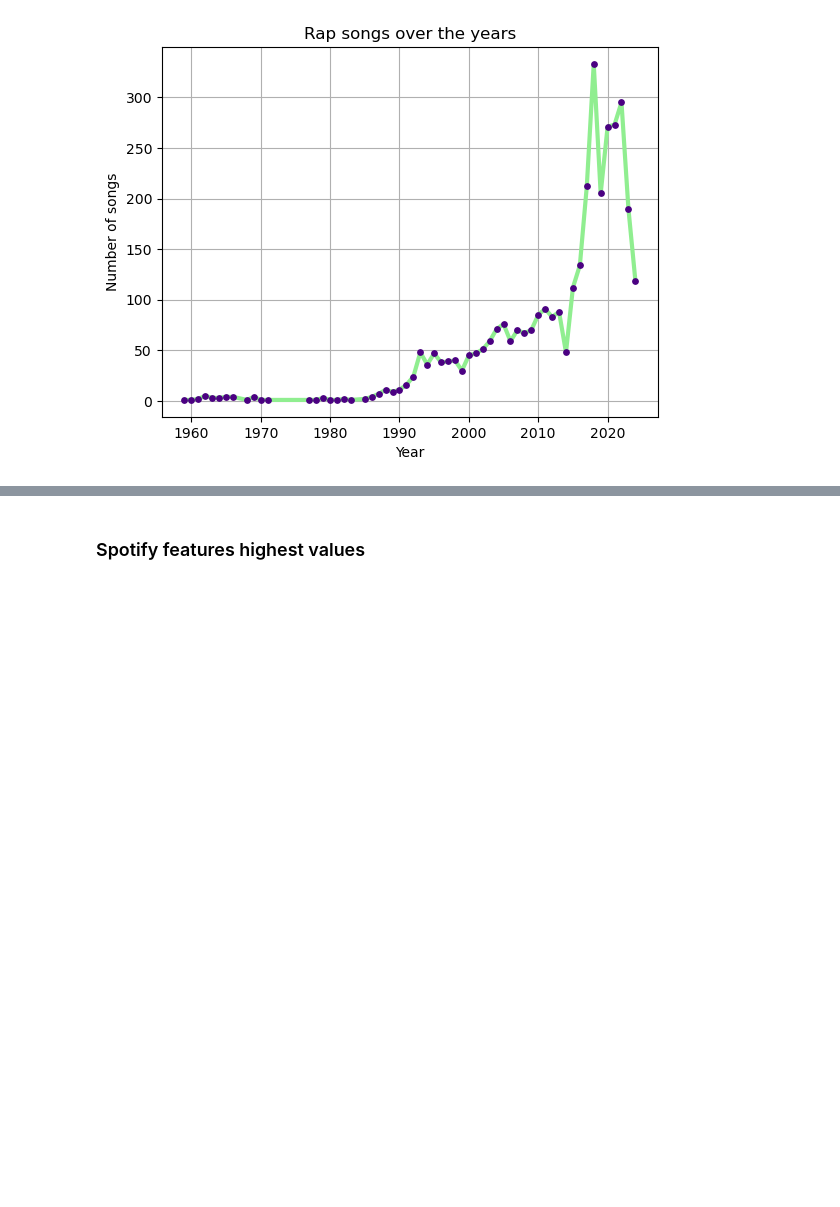
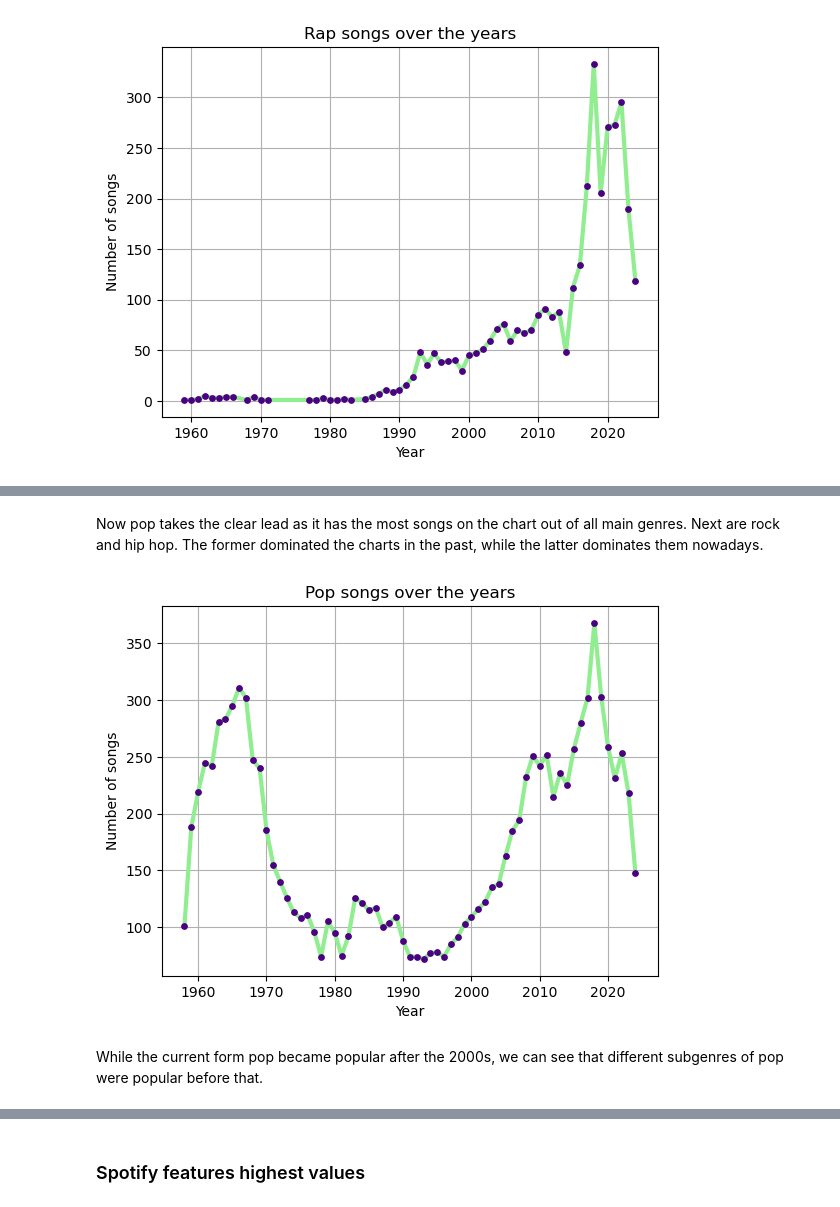
Before and after one commit to feradvk24/Data-Science, a Jupyter notebook: Data-Science-Project/spotify_data_analysis.ipynb, the cells around one changed output, grey strips where cells are left out. Cells and saved outputs as stored; diff of their text form; code cells hidden in the pictures; blank space fills up the shorter version.

```diff
--- a/Data-Science-Project/spotify_data_analysis.ipynb
+++ b/Data-Science-Project/spotify_data_analysis.ipynb
@@ -292,0 +418,8 @@ The rap genre started becoming popular in the early 90s, but exploded its chart
+# %% [markdown]
+Now pop takes the clear lead as it has the most songs on the chart out of all main genres. Next are rock and hip hop. The former dominated the charts in the past, while the latter dominates them nowadays.
+# %%
+visualization.plot_genre_performance(hot_100_main_genres, "pop", column = 'main_genre')
+# %% [output]
+[figure, added]
+# %% [markdown]
+While the current form pop became popular after the 2000s, we can see that different subgenres of pop were popular before that.
```
Also changed, not shown: parts of 50 cells of this notebook, 2 other files.
